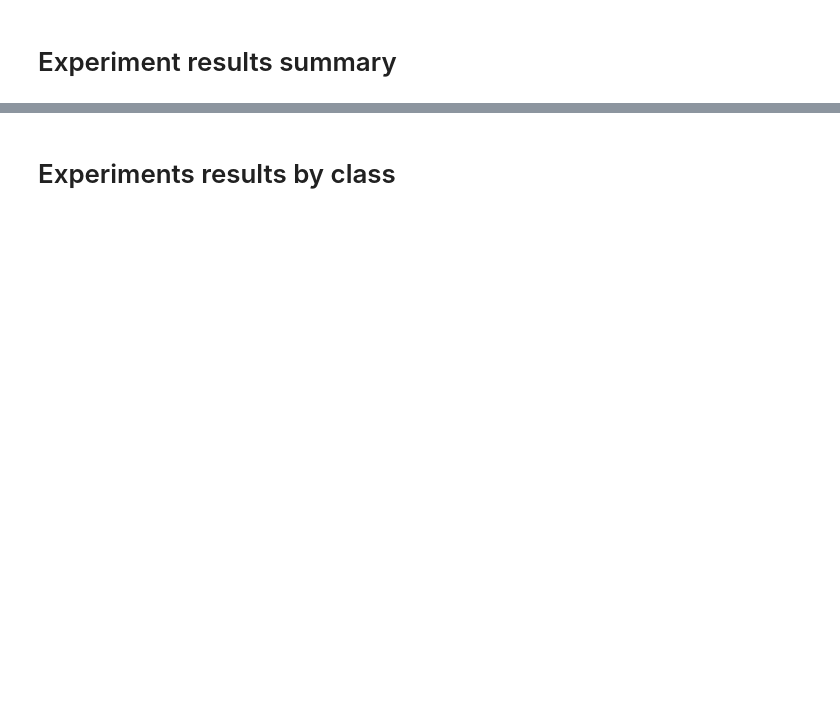
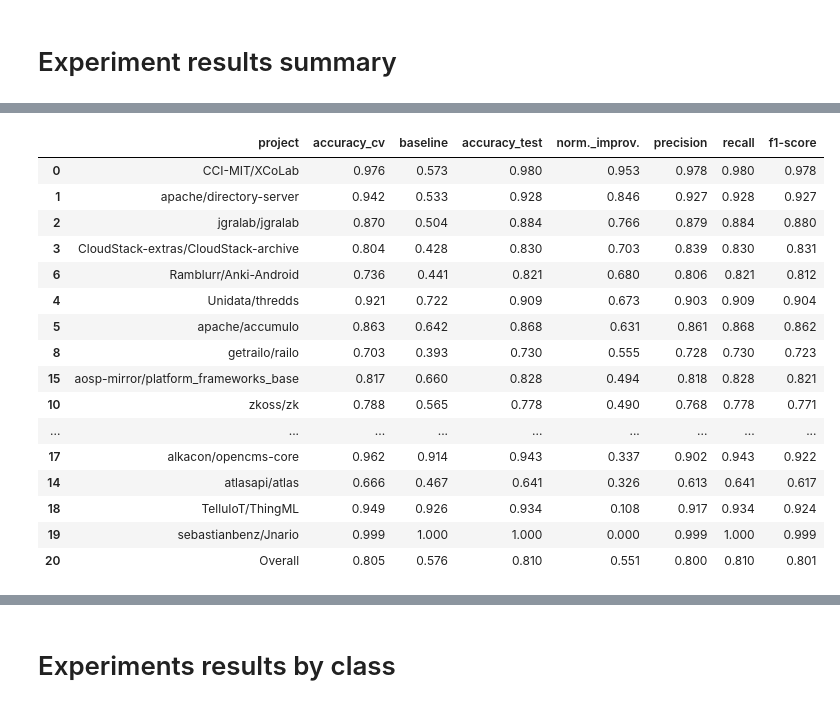
Before and after one commit to gems-uff/mestre, a Jupyter notebook: scripts/paper/tables.ipynb, the cells around one changed output, grey strips where cells are left out. Drawn from its saved outputs; the diff is of its cells as text; code cells hidden in the pictures; blank space fills up the shorter version.

Commit message:
Updates tables

```diff
--- a/scripts/paper/tables.ipynb
+++ b/scripts/paper/tables.ipynb
@@ -224,12 +653,30 @@ summary
 # %%
 overall_row = summary.iloc[-1:]
 summary_wo_overall = summary.iloc[0:-1]
 summary_wo_overall_sorted = summary_wo_overall.sort_values('norm._improv.', ascending=False)
 summary_wo_overall_sorted
 summary_concat = pd.concat([summary_wo_overall_sorted, overall_row])
-summary = summary_concat[['project', 'norm._improv.', 'accuracy_cv', 'baseline',
-                          'accuracy_test', 'precision', 'recall', 'f1-score']]
+summary = summary_concat[['project', 'accuracy_cv', 'baseline',
+                          'accuracy_test', 'norm._improv.', 'precision', 'recall', 'f1-score']]
 summary
+# %% [output]
+|  | project | accuracy_cv | baseline | accuracy_test | norm._improv. | precision | recall | f1-score |
+| 0 | CCI-MIT/XCoLab | 0.976 | 0.573 | 0.980 | 0.953 | 0.978 | 0.980 | 0.978 |
+| 1 | apache/directory-server | 0.942 | 0.533 | 0.928 | 0.846 | 0.927 | 0.928 | 0.927 |
+| 2 | jgralab/jgralab | 0.870 | 0.504 | 0.884 | 0.766 | 0.879 | 0.884 | 0.880 |
+| 3 | CloudStack-extras/CloudStack-archive | 0.804 | 0.428 | 0.830 | 0.703 | 0.839 | 0.830 | 0.831 |
+| 6 | Ramblurr/Anki-Android | 0.736 | 0.441 | 0.821 | 0.680 | 0.806 | 0.821 | 0.812 |
+| 4 | Unidata/thredds | 0.921 | 0.722 | 0.909 | 0.673 | 0.903 | 0.909 | 0.904 |
+| 5 | apache/accumulo | 0.863 | 0.642 | 0.868 | 0.631 | 0.861 | 0.868 | 0.862 |
+| 8 | getrailo/railo | 0.703 | 0.393 | 0.730 | 0.555 | 0.728 | 0.730 | 0.723 |
+| 15 | aosp-mirror/platform_frameworks_base | 0.817 | 0.660 | 0.828 | 0.494 | 0.818 | 0.828 | 0.821 |
+| 10 | zkoss/zk | 0.788 | 0.565 | 0.778 | 0.490 | 0.768 | 0.778 | 0.771 |
+| ... | ... | ... | ... | ... | ... | ... | ... | ... |
+| 17 | alkacon/opencms-core | 0.962 | 0.914 | 0.943 | 0.337 | 0.902 | 0.943 | 0.922 |
+| 14 | atlasapi/atlas | 0.666 | 0.467 | 0.641 | 0.326 | 0.613 | 0.641 | 0.617 |
+| 18 | TelluIoT/ThingML | 0.949 | 0.926 | 0.934 | 0.108 | 0.917 | 0.934 | 0.924 |
+| 19 | sebastianbenz/Jnario | 0.999 | 1.000 | 1.000 | 0.000 | 0.999 | 1.000 | 0.999 |
+| 20 | Overall | 0.805 | 0.576 | 0.810 | 0.551 | 0.800 | 0.810 | 0.801 |
 # %%
 latex_string = summary.to_latex(index=False, float_format="{:,.3f}".format)
 x = re.sub("[ \t]+", " ", latex_string)
```
Also changed, not shown: parts of 79 cells of this notebook, 2 other files.
